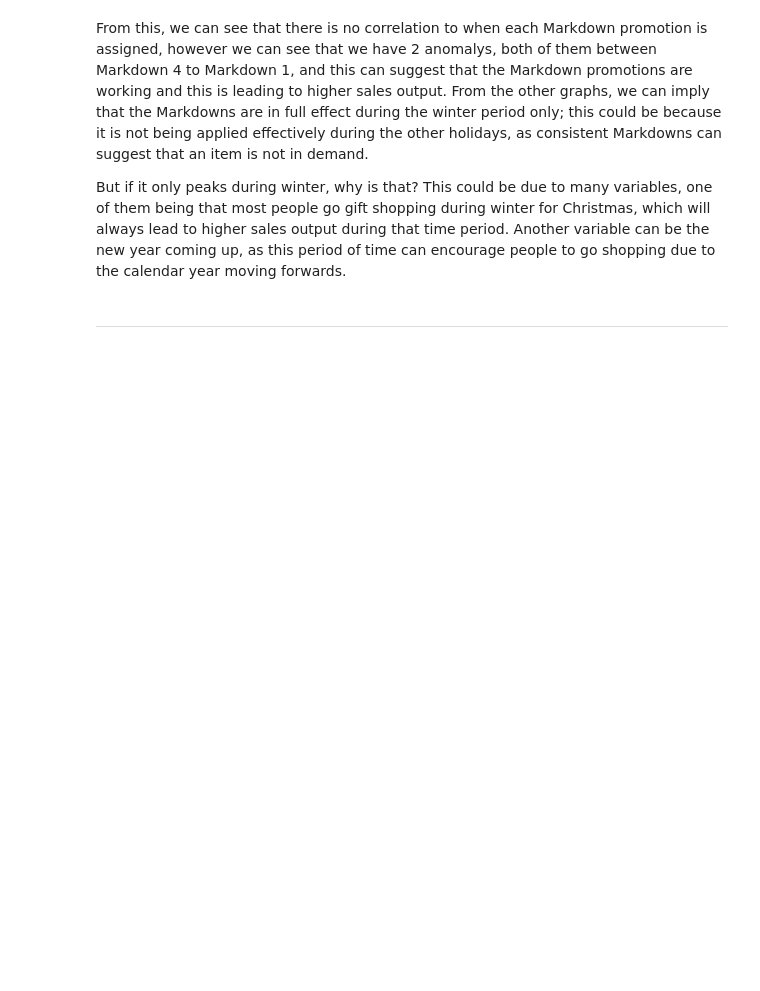
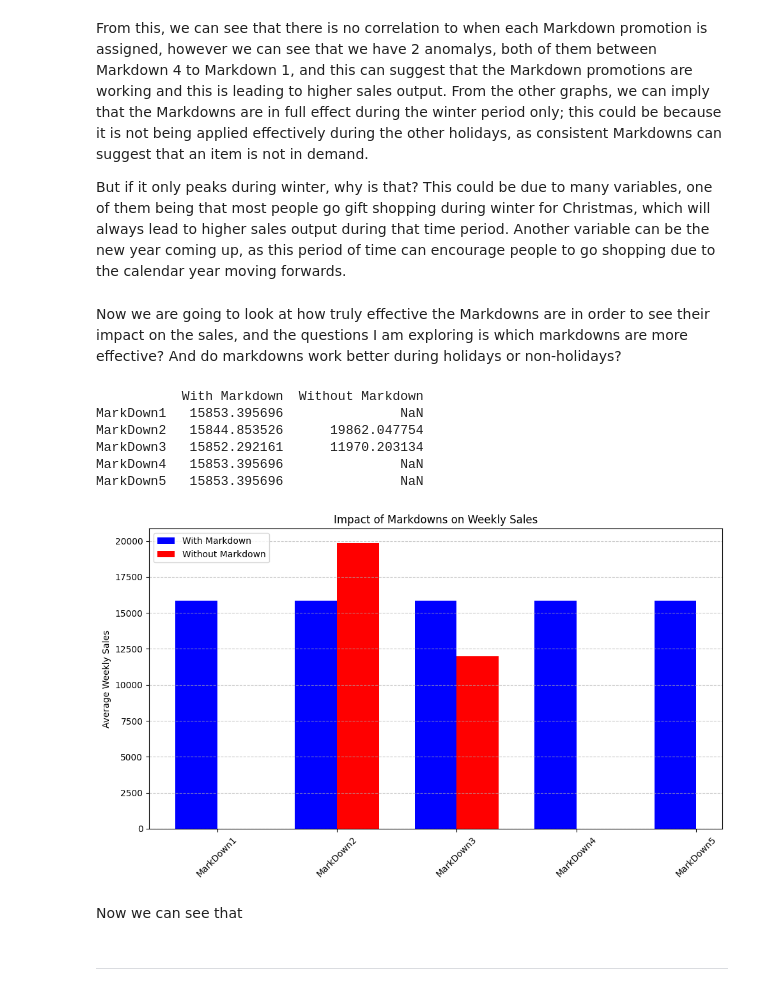
Before and after one commit to Hasnain-S1/hackathon-1, a Jupyter notebook: jupyter_notebooks/Notebook_Template.ipynb, the cells around one changed output. Cells and saved outputs as stored; diff of their text form; code cells hidden in the pictures; blank space fills up the shorter version.

```diff
--- a/jupyter_notebooks/Notebook_Template.ipynb
+++ b/jupyter_notebooks/Notebook_Template.ipynb
@@ -380,6 +384,59 @@ plt.show()
 From this, we can see that there is no correlation to when each Markdown promotion is assigned, however we can see that we have 2 anomalys, both of them between Markdown 4 to Markdown 1, and this can suggest that the Markdown promotions are working and this is leading to higher sales output. From the other graphs, we can imply that the Markdowns are in full effect during the winter period only; this could be because it is not being applied effectively during the other holidays, as consistent Markdowns can suggest that an item is not in demand.
 
 But if it only peaks during winter, why is that? This could be due to many variables, one of them being that most people go gift shopping during winter for Christmas, which will always lead to higher sales output during that time period. Another variable can be the new year coming up, as this period of time can encourage people to go shopping due to the calendar year moving forwards.
+# %% [markdown]
+Now we are going to look at how truly effective the Markdowns are in order to see their impact on the sales, and the questions I am exploring is which markdowns are more effective? And do markdowns work better during holidays or non-holidays?
+# %%
+# Check for presence of markdowns (non-zero values)
+markdown_columns = ['MarkDown1', 'MarkDown2', 'MarkDown3', 'MarkDown4', 'MarkDown5']
+
+# Create a dictionary to store results
+markdown_effectiveness = {}
+
+for markdown in markdown_columns:
+    with_markdown = final_merge[final_merge[markdown] > 0]['Weekly_Sales'].mean()
+    without_markdown = final_merge[final_merge[markdown] == 0]['Weekly_Sales'].mean()
+    markdown_effectiveness[markdown] = {'With Markdown': with_markdown, 'Without Markdown': without_markdown}
+
+# Convert to DataFrame for easier visualization
+markdown_effectiveness_df = pd.DataFrame(markdown_effectiveness).T
+markdown_effectiveness_df.columns = ['With Markdown', 'Without Markdown']
+print(markdown_effectiveness_df)
+# %% [output]
+           With Markdown  Without Markdown
+MarkDown1   15853.395696               NaN
+MarkDown2   15844.853526      19862.047754
+MarkDown3   15852.292161      11970.203134
+MarkDown4   15853.395696               NaN
+MarkDown5   15853.395696               NaN
+# %%
+# Data for plotting
+labels = markdown_effectiveness_df.index
+with_markdown = markdown_effectiveness_df['With Markdown']
+without_markdown = markdown_effectiveness_df['Without Markdown']
+x = np.arange(len(labels))
+
+# Plot
+width = 0.35
+fig, ax = plt.subplots(figsize=(10, 6))
+
+ax.bar(x - width/2, with_markdown, width, label='With Markdown', color='blue')
+ax.bar(x + width/2, without_markdown, width, label='Without Markdown', color='red')
+
+# Add labels and title
+ax.set_ylabel('Average Weekly Sales')
+ax.set_title('Impact of Markdowns on Weekly Sales')
+ax.set_xticks(x)
+ax.set_xticklabels(labels, rotation=45)
+ax.legend()
+
+plt.tight_layout()
+plt.grid(axis='y', linestyle='--', alpha=0.7)
+plt.show()
+# %% [output]
+[figure, added]
+# %% [markdown]
+Now we can see that
 # %% [markdown]
 ---
 # %% [markdown]
```
Also changed, not shown: parts of 7 cells of this notebook.
